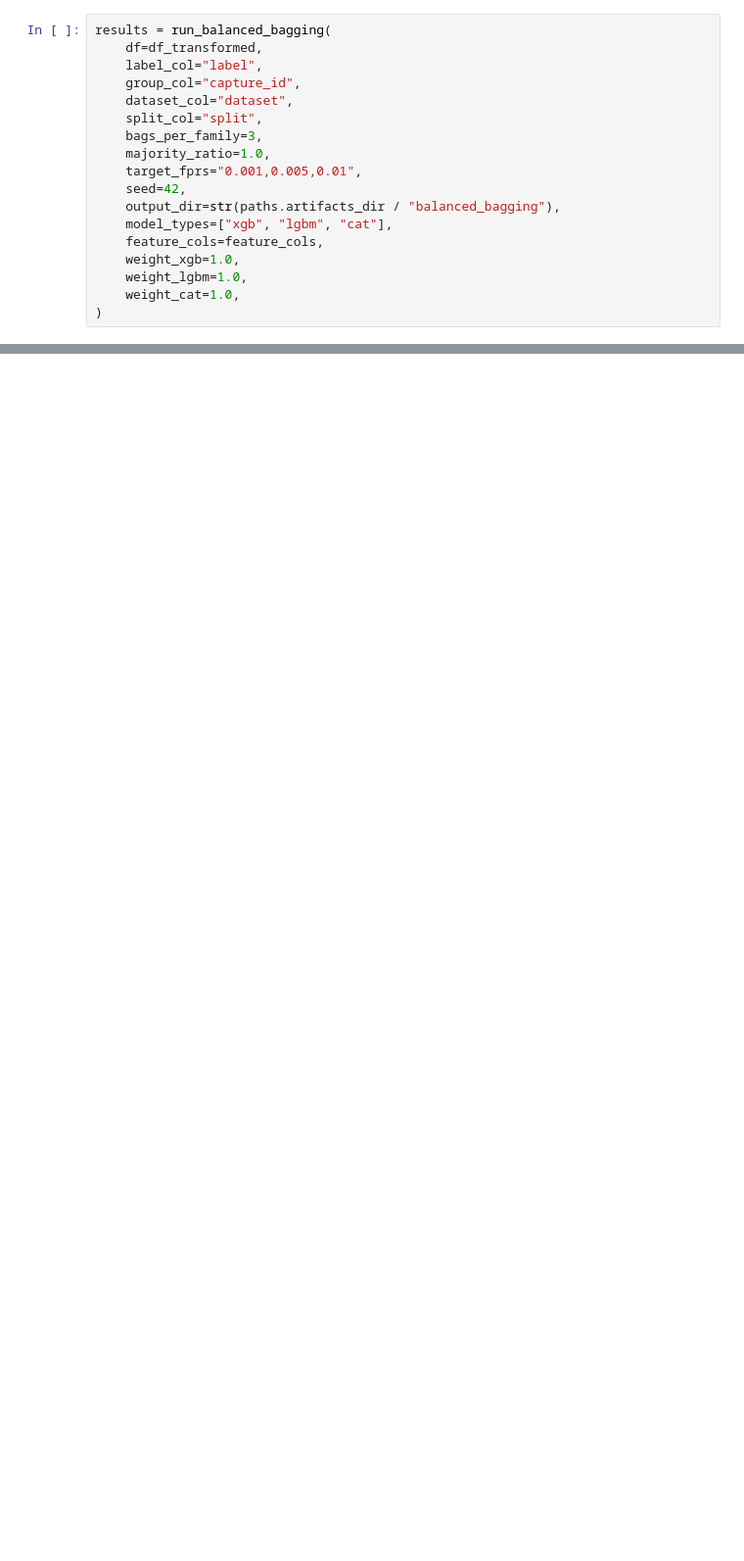
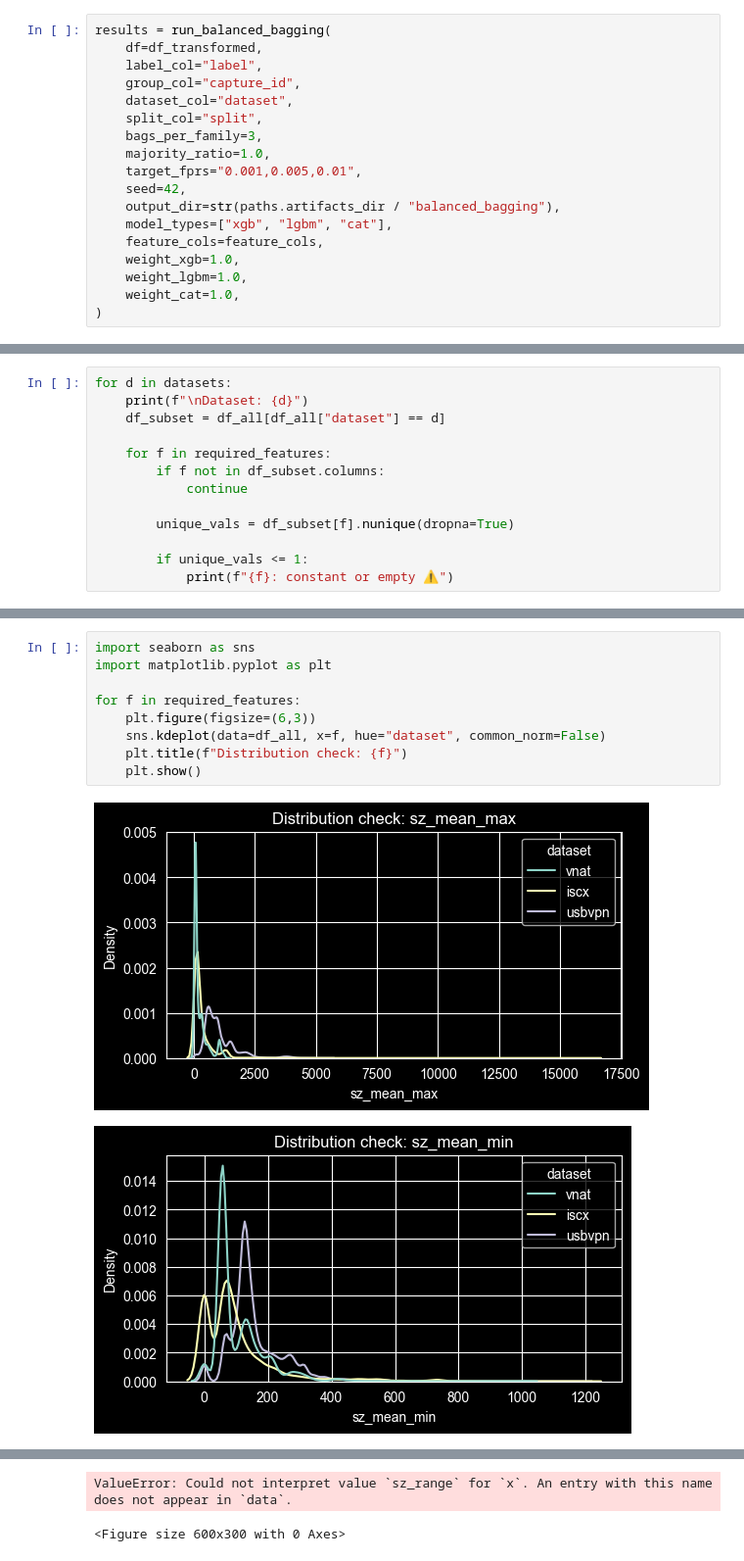
Before and after one commit to MalinaDumitrescu/ai-vpn-firewall, a Jupyter notebook: notebooks/10_reextract_and_retrain.ipynb, the cells around one changed output, grey strips where cells are left out. Shown at 98% size. Saved outputs shown, nothing was run; the diff lists cells and outputs as text; blank space fills up the shorter version.

```diff
--- a/notebooks/10_reextract_and_retrain.ipynb
+++ b/notebooks/10_reextract_and_retrain.ipynb
@@ -821,0 +895,13 @@ CONFUSION MATRICES (Test Set)
+# %%
+for d in datasets:
+    print(f"\nDataset: {d}")
+    df_subset = df_all[df_all["dataset"] == d]
+
+    for f in required_features:
+        if f not in df_subset.columns:
+            continue
+
+        unique_vals = df_subset[f].nunique(dropna=True)
+
+        if unique_vals <= 1:
+            print(f"{f}: constant or empty ⚠️")
@@ -821,0 +935,12 @@ CONFUSION MATRICES (Test Set)
+# %%
+import seaborn as sns
+import matplotlib.pyplot as plt
+
+for f in required_features:
+    plt.figure(figsize=(6,3))
+    sns.kdeplot(data=df_all, x=f, hue="dataset", common_norm=False)
+    plt.title(f"Distribution check: {f}")
+    plt.show()
+# %% [output]
+[figure, added]
+[figure, added]
@@ -821,0 +952,2 @@ CONFUSION MATRICES (Test Set)
+ValueError: Could not interpret value `sz_range` for `x`. An entry with this name does not appear in `data`.
+<Figure size 600x300 with 0 Axes>
```
Also changed, not shown: parts of 18 cells of this notebook, 10 other files.
